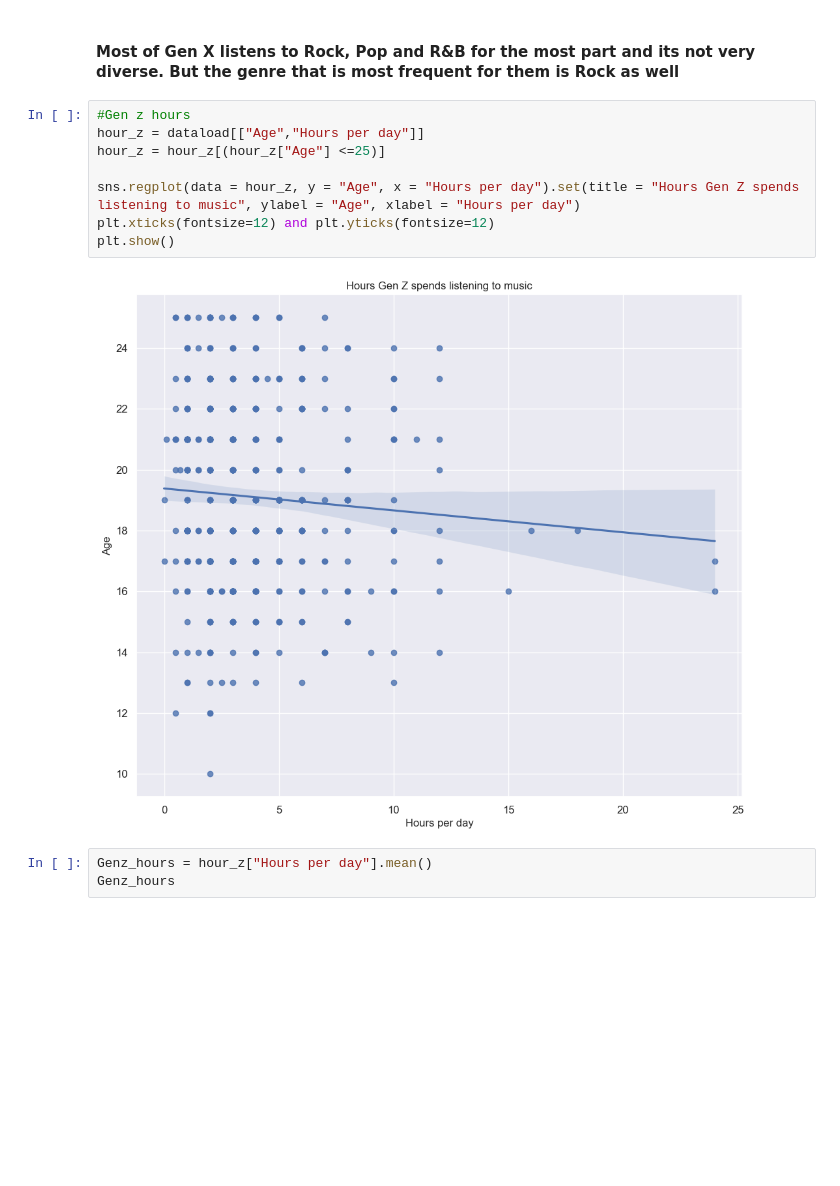
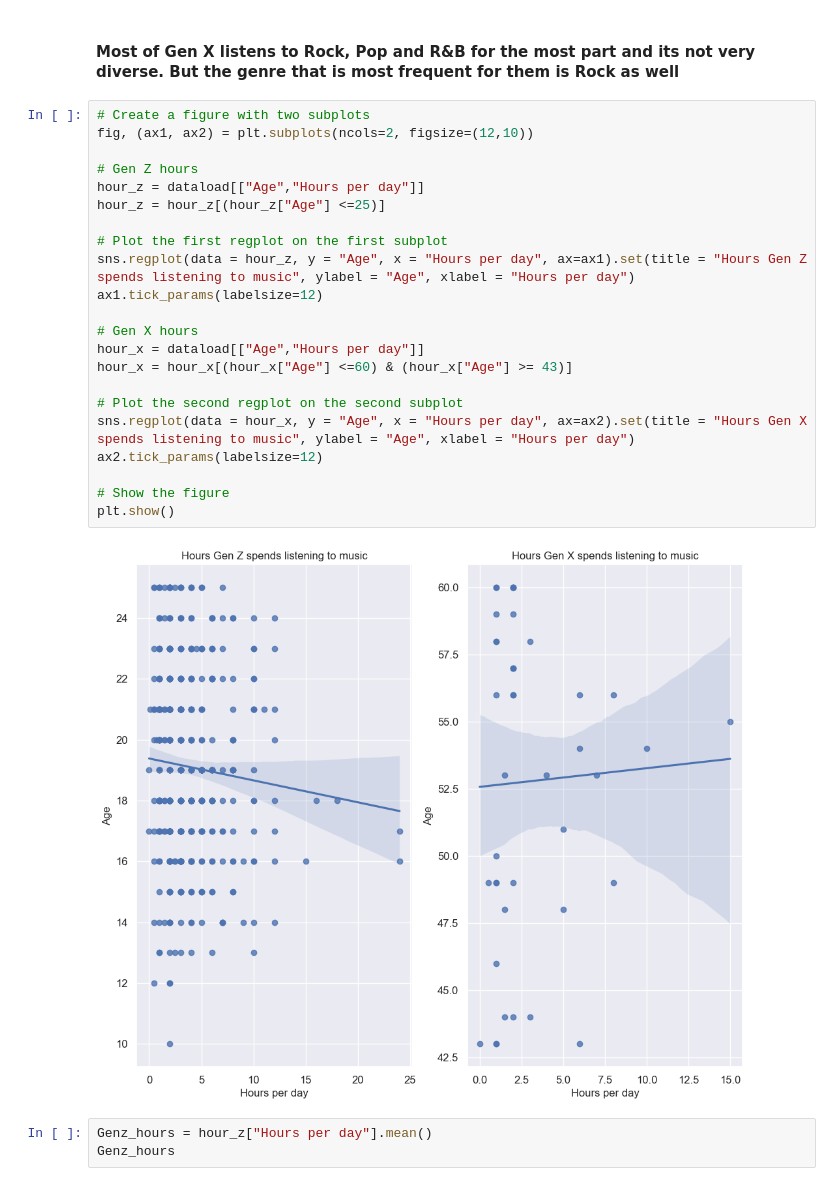
Before and after one commit to ubco-W2022T2-data301/project-group29, a Jupyter notebook: analysis/analysis2.ipynb, the cells around one changed output. Cells and saved outputs as stored; diff of their text form; blank space fills up the shorter version.

```diff
--- a/analysis/analysis2.ipynb
+++ b/analysis/analysis2.ipynb
@@ -124,15 +129,29 @@ Name: Fav genre, dtype: object
 # %% [markdown]
 #### Most of Gen X listens to Rock, Pop and R&B for the most part and its not very diverse. But the genre that is most frequent for them is Rock as well
 # %%
-#Gen z hours
+# Create a figure with two subplots
+fig, (ax1, ax2) = plt.subplots(ncols=2, figsize=(12,10))
+
+# Gen Z hours
 hour_z = dataload[["Age","Hours per day"]]
 hour_z = hour_z[(hour_z["Age"] <=25)]
 
-sns.regplot(data = hour_z, y = "Age", x = "Hours per day").set(title = "Hours Gen Z spends listening to music", ylabel = "Age", xlabel = "Hours per day")
-plt.xticks(fontsize=12) and plt.yticks(fontsize=12)
+# Plot the first regplot on the first subplot
+sns.regplot(data = hour_z, y = "Age", x = "Hours per day", ax=ax1).set(title = "Hours Gen Z spends listening to music", ylabel = "Age", xlabel = "Hours per day")
+ax1.tick_params(labelsize=12)
+
+# Gen X hours
+hour_x = dataload[["Age","Hours per day"]]
+hour_x = hour_x[(hour_x["Age"] <=60) & (hour_x["Age"] >= 43)]
+
+# Plot the second regplot on the second subplot
+sns.regplot(data = hour_x, y = "Age", x = "Hours per day", ax=ax2).set(title = "Hours Gen X spends listening to music", ylabel = "Age", xlabel = "Hours per day")
+ax2.tick_params(labelsize=12)
+
+# Show the figure
 plt.show()
 # %% [output]
-[figure, old version]
+[figure, new version]
 # %%
 Genz_hours = hour_z["Hours per day"].mean()
 Genz_hours
```
Also changed, not shown: parts of 17 cells of this notebook, 1 other file.
